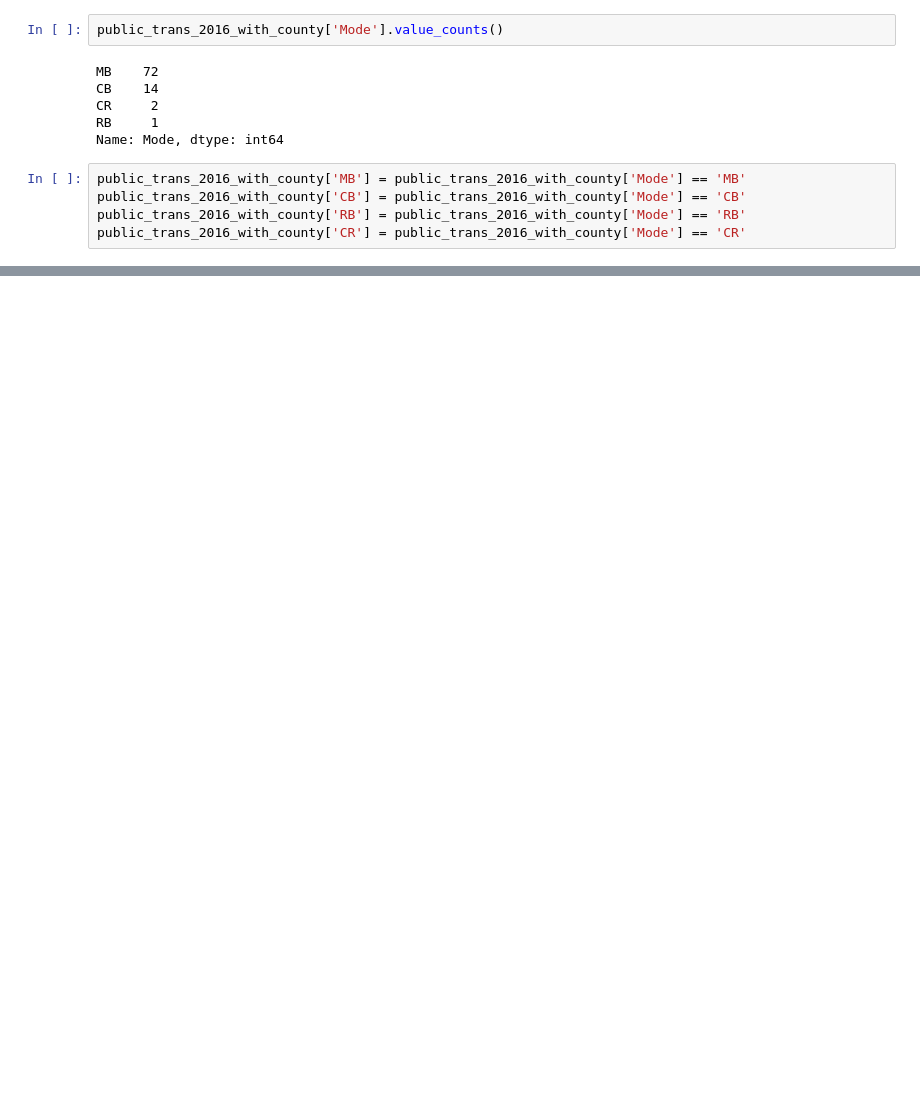
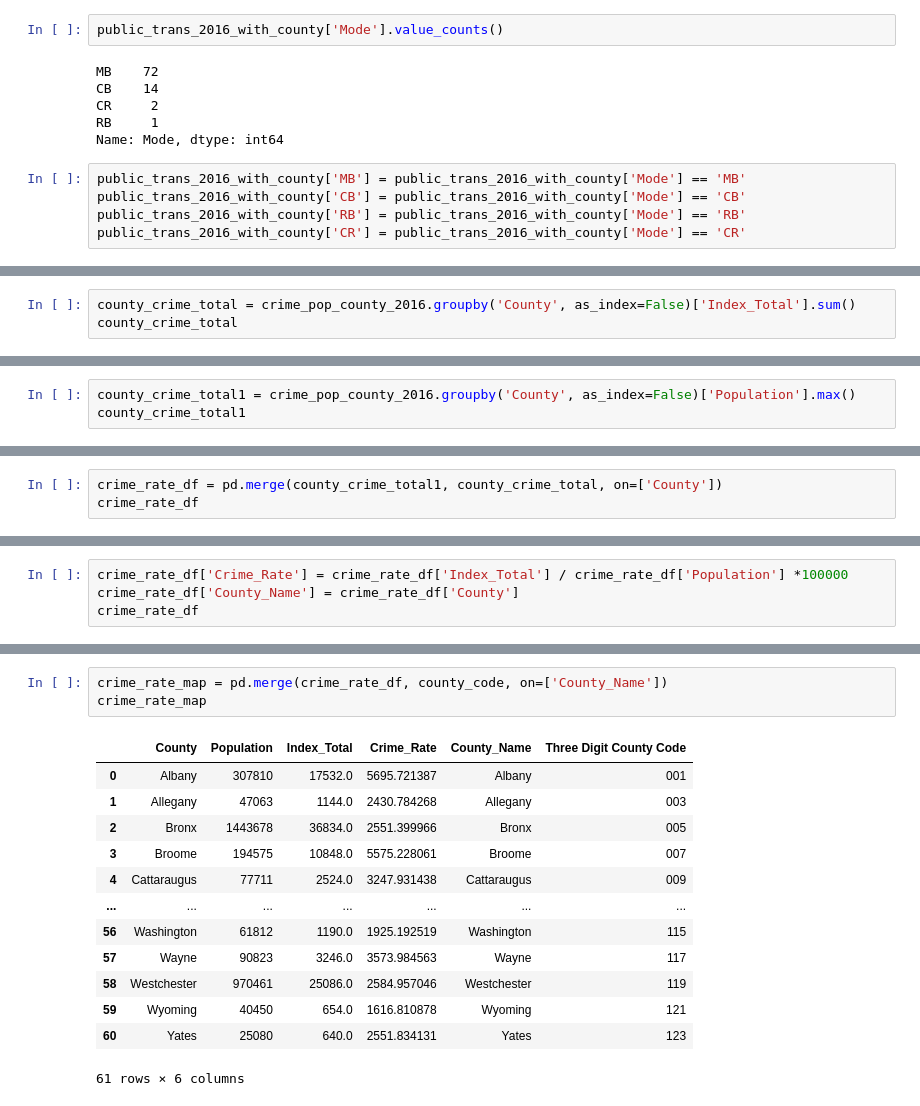
Before and after one commit to morgancoad/final_pro_two, a Jupyter notebook: notebooks/2016_crime.ipynb, the cells around one changed output, grey strips where cells are left out. Cells and saved outputs as stored; diff of their text form; blank space fills up the shorter version.

```diff
--- a/notebooks/2016_crime.ipynb
+++ b/notebooks/2016_crime.ipynb
@@ -256,0 +420,3 @@ Name: Primary UZA\n Population, dtype: int32
+# %%
+county_crime_total = crime_pop_county_2016.groupby('County', as_index=False)['Index_Total'].sum()
+county_crime_total
@@ -256,0 +463,3 @@ Name: Primary UZA\n Population, dtype: int32
+# %%
+county_crime_total1 = crime_pop_county_2016.groupby('County', as_index=False)['Population'].max()
+county_crime_total1
@@ -256,0 +480,3 @@ Name: Primary UZA\n Population, dtype: int32
+# %%
+crime_rate_df = pd.merge(county_crime_total1, county_crime_total, on=['County'])
+crime_rate_df
@@ -256,0 +497,4 @@ Name: Primary UZA\n Population, dtype: int32
+# %%
+crime_rate_df['Crime_Rate'] = crime_rate_df['Index_Total'] / crime_rate_df['Population'] *100000
+crime_rate_df['County_Name'] = crime_rate_df['County']
+crime_rate_df
@@ -256,0 +515,17 @@ Name: Primary UZA\n Population, dtype: int32
+# %%
+crime_rate_map = pd.merge(crime_rate_df, county_code, on=['County_Name'])
+crime_rate_map
+# %% [output]
+|  | County | Population | Index_Total | Crime_Rate | County_Name | Three Digit County Code |
+| 0 | Albany | 307810 | 17532.0 | 5695.721387 | Albany | 001 |
+| 1 | Allegany | 47063 | 1144.0 | 2430.784268 | Allegany | 003 |
+| 2 | Bronx | 1443678 | 36834.0 | 2551.399966 | Bronx | 005 |
+| 3 | Broome | 194575 | 10848.0 | 5575.228061 | Broome | 007 |
+| 4 | Cattaraugus | 77711 | 2524.0 | 3247.931438 | Cattaraugus | 009 |
+| ... | ... | ... | ... | ... | ... | ... |
+| 56 | Washington | 61812 | 1190.0 | 1925.192519 | Washington | 115 |
+| 57 | Wayne | 90823 | 3246.0 | 3573.984563 | Wayne | 117 |
+| 58 | Westchester | 970461 | 25086.0 | 2584.957046 | Westchester | 119 |
+| 59 | Wyoming | 40450 | 654.0 | 1616.810878 | Wyoming | 121 |
+| 60 | Yates | 25080 | 640.0 | 2551.834131 | Yates | 123 |
+61 rows × 6 columns
```
Also changed, not shown: parts of 24 cells of this notebook, 2 other files.
